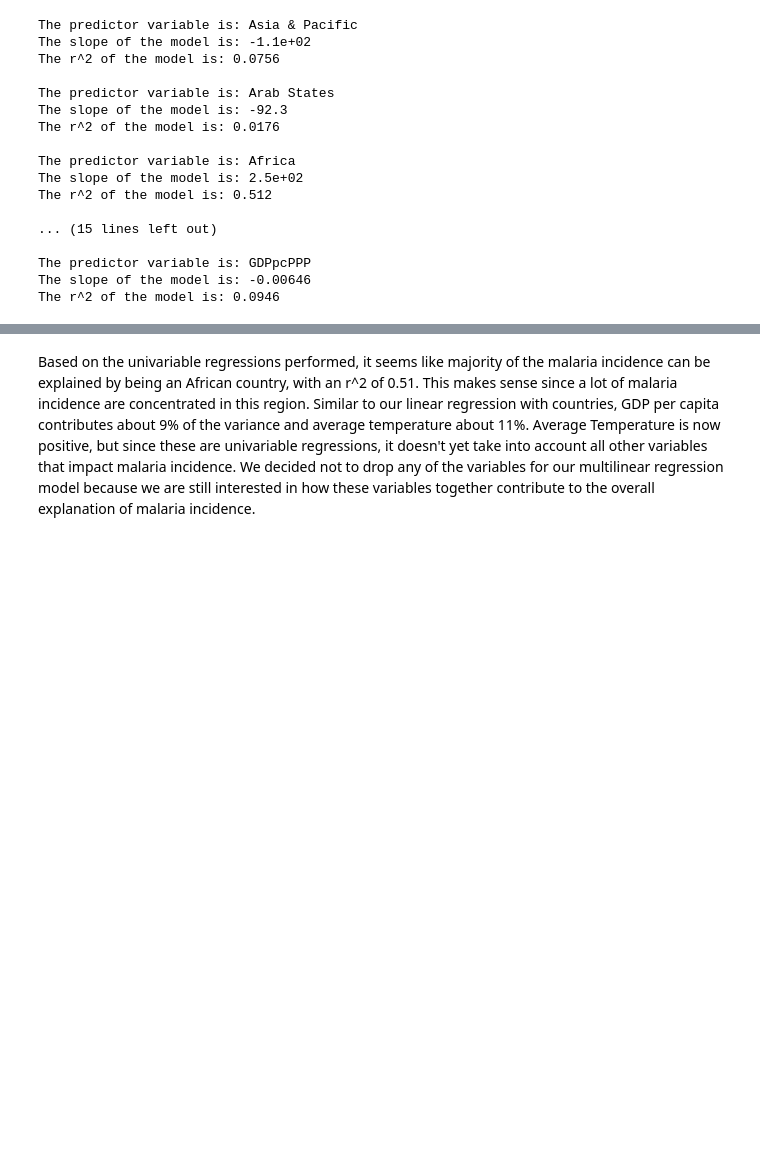
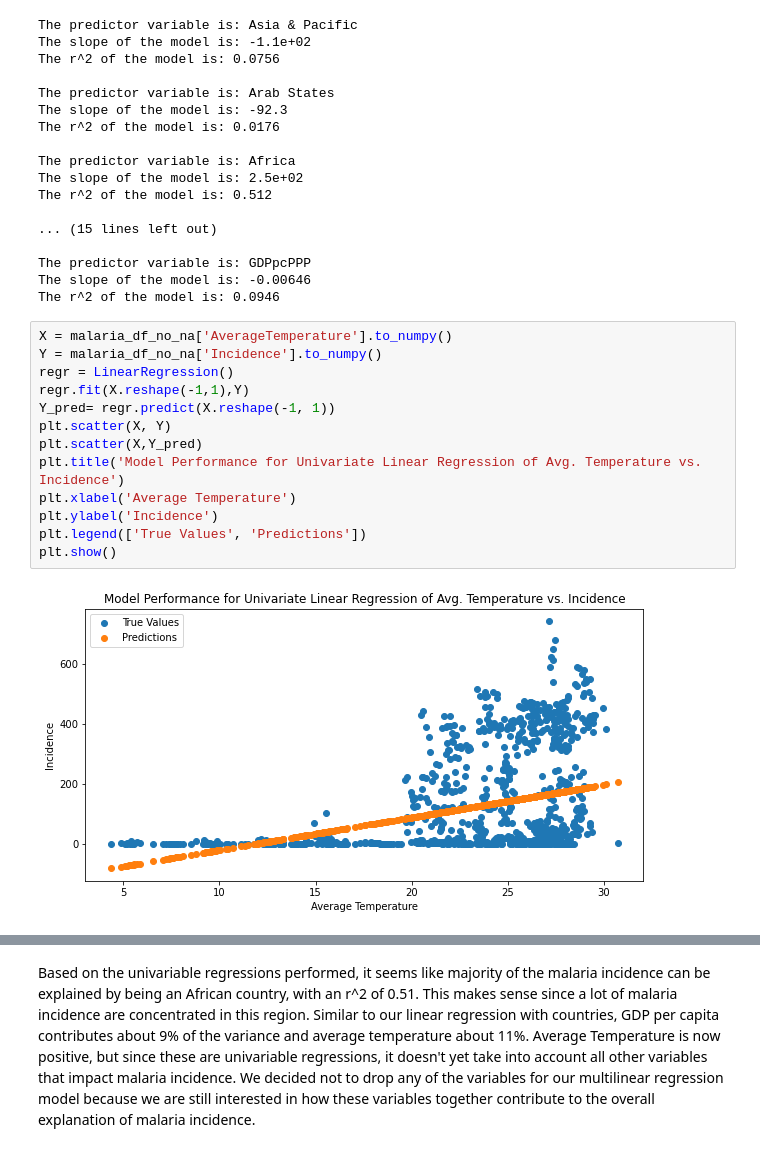
Before and after one commit to mcuadera/info_2950_malaria_project, a Jupyter notebook: phase_submissions/Phase_5.ipynb, the cells around one changed output, grey strips where cells are left out. Drawn from its saved outputs; the diff is of its cells as text; blank space fills up the shorter version.

```diff
--- a/phase_submissions/Phase_5.ipynb
+++ b/phase_submissions/Phase_5.ipynb
@@ -659,3 +530,18 @@ The r^2 of the model is: 0.512
 The predictor variable is: GDPpcPPP
 The slope of the model is: -0.00646
 The r^2 of the model is: 0.0946
+# %%
+X = malaria_df_no_na['AverageTemperature'].to_numpy()
+Y = malaria_df_no_na['Incidence'].to_numpy()
+regr = LinearRegression()
+regr.fit(X.reshape(-1,1),Y)
+Y_pred= regr.predict(X.reshape(-1, 1))
+plt.scatter(X, Y)
+plt.scatter(X,Y_pred)
+plt.title('Model Performance for Univariate Linear Regression of Avg. Temperature vs. Incidence')
+plt.xlabel('Average Temperature')
+plt.ylabel('Incidence')
+plt.legend(['True Values', 'Predictions'])
+plt.show()
+# %% [output]
+[figure, added]
```
Also changed, not shown: parts of 95 cells of this notebook, 1 other file.
